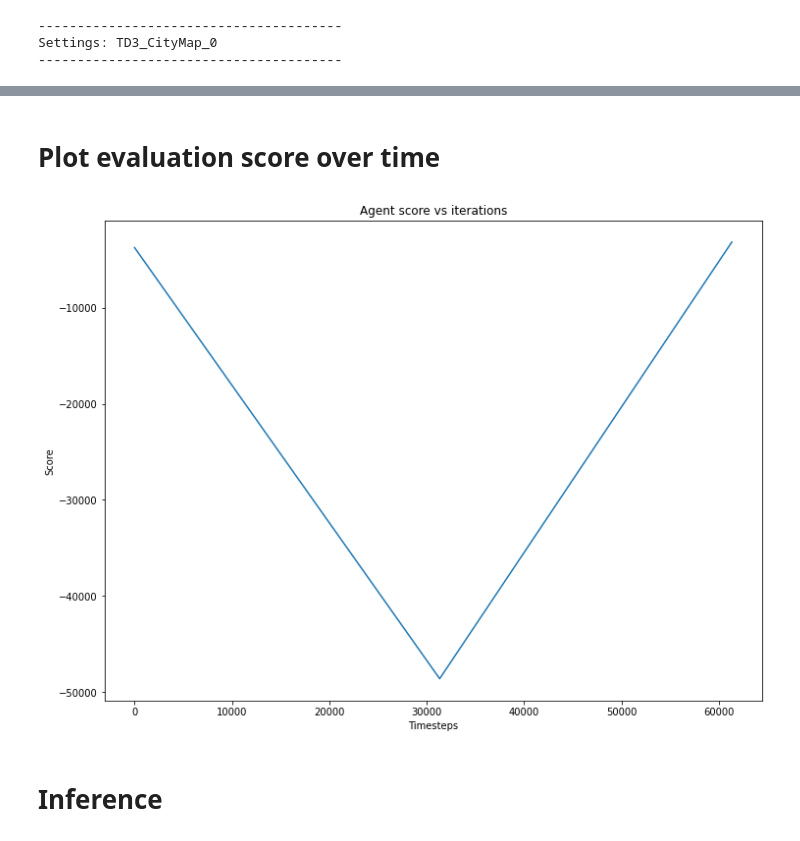
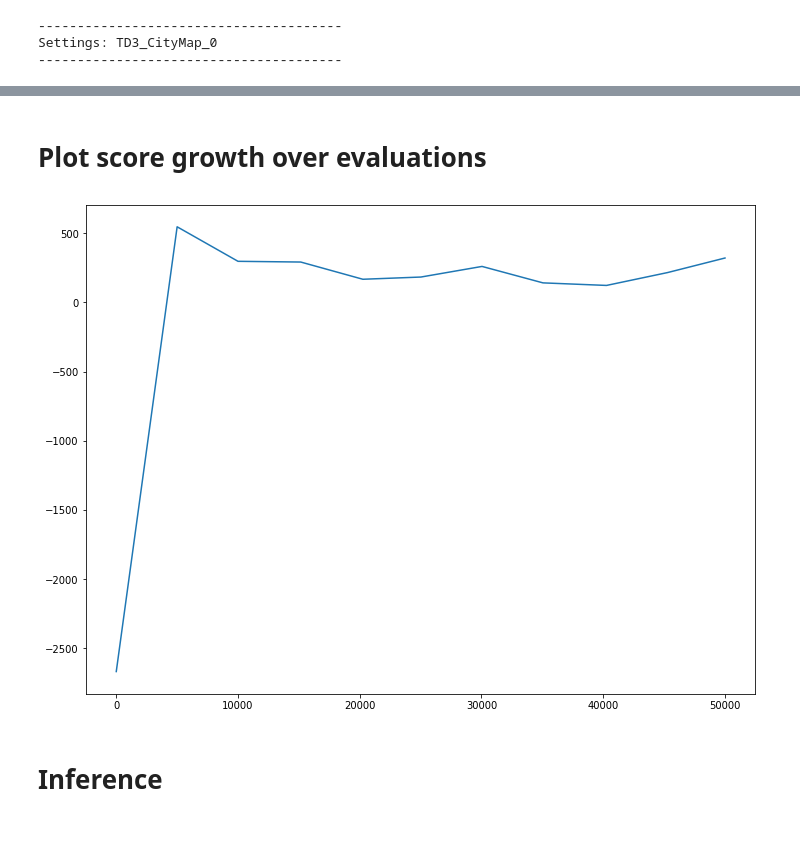
Before and after one commit to karthikvijayakumar/EVA, a Jupyter notebook: Phase 2 Session 10/End_game.ipynb, the cells around one changed output, grey strips where cells are left out. Saved outputs shown, nothing was run; the diff lists cells and outputs as text; code cells hidden in the pictures.

```diff
--- a/Phase 2 Session 10/End_game.ipynb
+++ b/Phase 2 Session 10/End_game.ipynb
@@ -387,21 +479,34 @@ class ReplayBuffer(object):
 
   def sample(self, batch_size):
     sample_tuples = random.sample(self.storage, batch_size)
-    batch_screen, batch_orientation, batch_dist_goal, batch_next_screen, batch_next_orientation, batch_next_dist_goal, batch_actions, batch_rewards, batch_dones = tuple(zip(*sample_tuples))
+    batch_states, batch_next_states, batch_actions, batch_rewards, batch_dones = tuple(zip(*sample_tuples))
 
-    return batch_screen, batch_orientation, batch_dist_goal, batch_next_screen, batch_next_orientation, batch_next_dist_goal, batch_actions, batch_rewards, batch_dones
+    return batch_states, batch_next_states, batch_actions, batch_rewards, batch_dones
 
-def evaluate_policy(policy, env, eval_episodes=3):
-  avg_reward = 0.
-  for _ in range(eval_episodes):
+def evaluate_policy(policy, env, eval_episodes = 3):
+  episode_rewards = []
+  episode_lengths = []
+  actions = []
+  for episode_num in range(eval_episodes):
     obs = env.reset()
     done = False
+    curr_episode_reward = 0
+    curr_episode_length = 0
     while not done:
       action = policy.select_action(obs)
-      obs, reward, done, _ = env.step(action)
-      avg_reward += reward
-  avg_reward /= eval_episodes
+      actions.append(action)
+      obs, reward, done, info = env.step(action)
+      curr_episode_reward += reward
+      curr_episode_length += 1
+
+    episode_rewards.append(curr_episode_reward)
+    episode_lengths.append(curr_episode_length)
+  avg_reward = np.mean(episode_rewards)
   print ("---------------------------------------")
+  print ("Episode lengths: ", episode_lengths )
+  print ("Rewards per episode: ", episode_rewards )
   print ("Average Reward over the Evaluation Step: %f" % (avg_reward))
+  print ("Average action: %f" % (np.mean(actions)) )
+  print ("Std deviation action: %f" % (np.std(actions)) )
   print ("---------------------------------------")
   return avg_reward
@@ -664,0 +836,10 @@ def mkdir(base, name):
+# %%
+# Setup gym environment
+citymap = Image.open("MASK1.png")
+roadmask = Image.open("MASK1.png").convert('1').convert('L')
+# Converting to binary and back to grayscale to ensure there are only full black and white pixels
+car_image = Image.open("car_upright.png")
+car_image_width, car_image_height = car_image.getbbox()[2:4]
+car_image_resized = car_image.resize( (int(car_image_width/2), int(car_image_height/2)) )
+
+env = CityMap(citymap, roadmask, car_image_resized)
@@ -874,12 +1035,10 @@ Total Timesteps: 6109 Episode Num: 9 Episode length: 414 Reward: -60221.29750345
 # %% [markdown]
-# Plot evaluation score over time
+# Plot score growth over evaluations
 # %%
 fig, ax = plt.subplots(1,1, figsize = (12,9))
-ax.plot( evaluation_timesteps, evaluations )
-ax.set_ylabel('Score')
-ax.set_xlabel('Timesteps')
-ax.set_title('Agent score vs iterations');
+sns.lineplot(evaluation_timesteps, evaluations, ax = ax)
+plt.savefig('training_eval.png', bbox_inches = 'tight')
 # %% [output]
-[figure, old version]
+[figure, new version]
 # %% [markdown]
 # Inference
```
Also changed, not shown: parts of 25 cells of this notebook, 9 other files.
